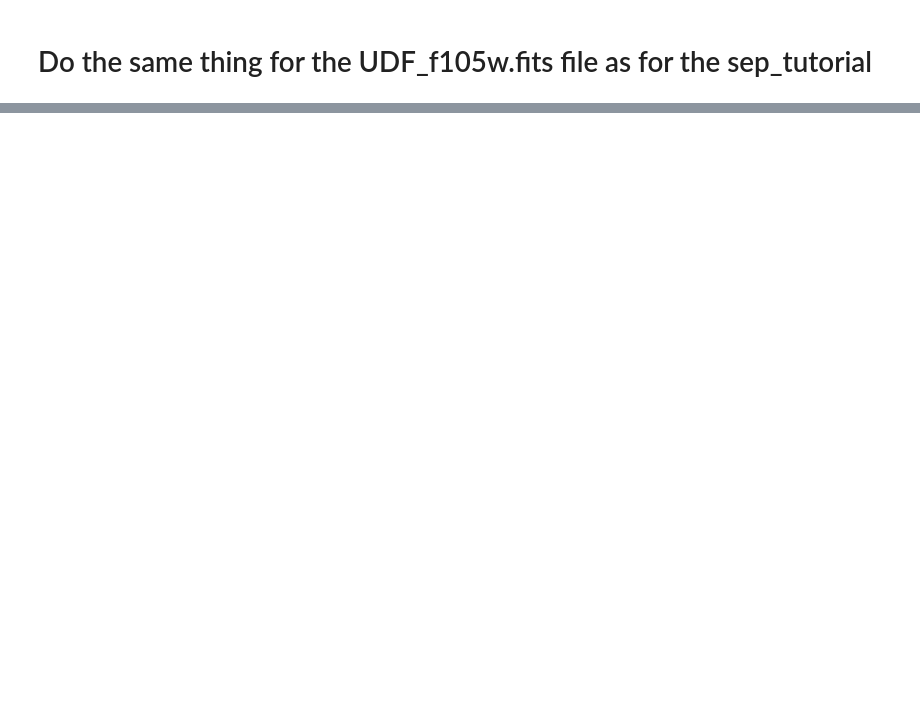
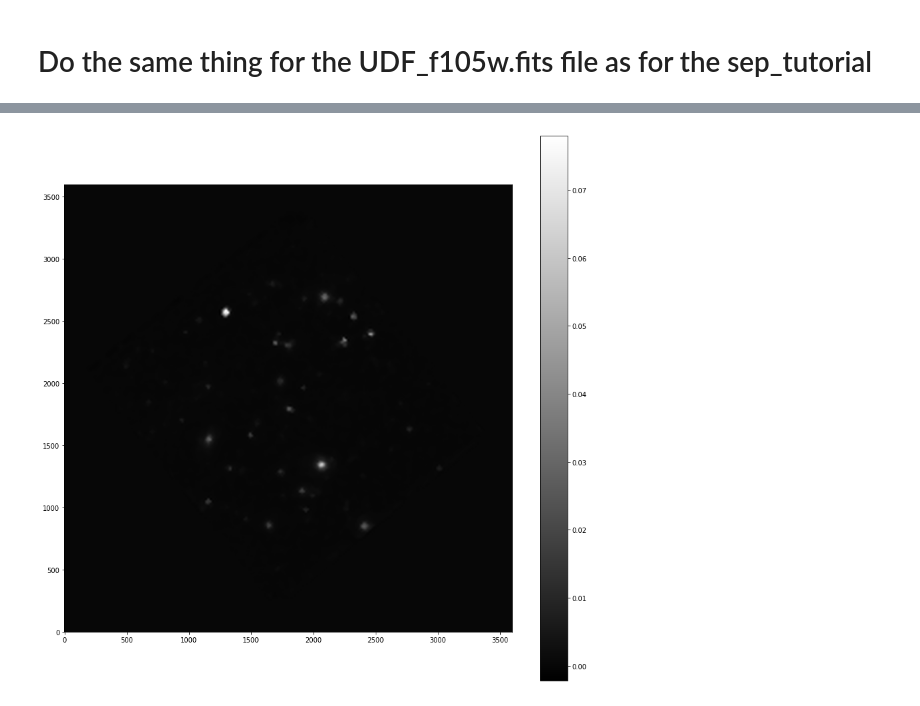
Before and after one commit to tiseever/ASTR_119_Final_Project, a Jupyter notebook: UDF_f105w_Object_Detection.ipynb, the cells around one changed output, grey strips where cells are left out. Saved outputs shown, nothing was run; the diff lists cells and outputs as text; code cells hidden in the pictures; blank space fills up the shorter version.

```diff
--- a/UDF_f105w_Object_Detection.ipynb
+++ b/UDF_f105w_Object_Detection.ipynb
@@ -48,3 +32,0 @@ data_sub = data - bkg
-# %%
-msk = data<=0.02
-objects = sep.extract(data_sub, 3, err=bkg.globalrms, mask=msk)
@@ -53,14 +32,0 @@ len(objects)
-# %%
-from matplotlib.patches import Ellipse
-
-fig, ax = plt.subplots(figsize=(8,8))
-m, s = np.mean(data_sub), np.std(data_sub)
-im = ax.imshow(data_sub, interpolation='nearest', cmap='gray', vmin=m-s, vmax=m+s, origin='lower')
-
-for i in range(len(objects)):
-    e = Ellipse(xy=(objects['x'][i], objects['y'][i]),width=6*objects['a'][i],height=6*objects['b'][i],angle=objects['theta'][i]*180/(2*np.pi))
-    e.set_facecolor('none')
-    e.set_edgecolor('red')
-    ax.add_artist(e)
-
-plt.savefig('f105w_final.png')
@@ -66,0 +184,5 @@ plt.savefig('f105w_final.png')
+# %%
+# Now for the background image
+Object_Detection.plot_back((15,15),'nearest','gray','lower','f105w_back.png')
+# %% [output]
+[figure, added]
```
Also changed, not shown: parts of 23 cells of this notebook, 1 other file.
